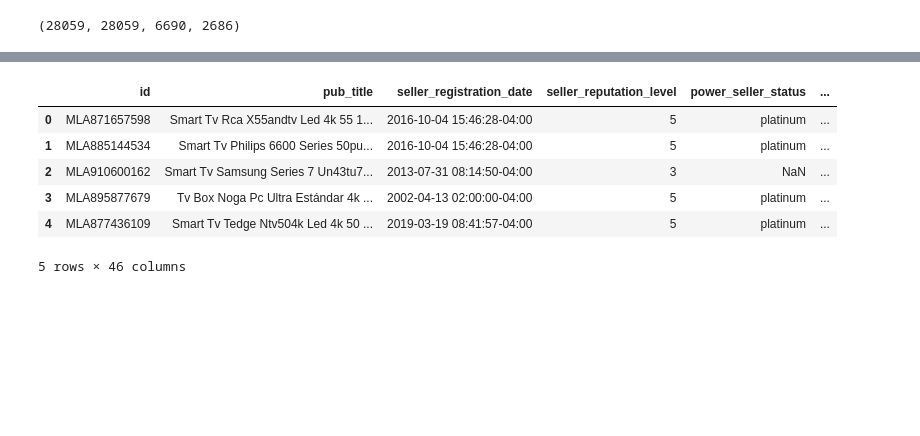
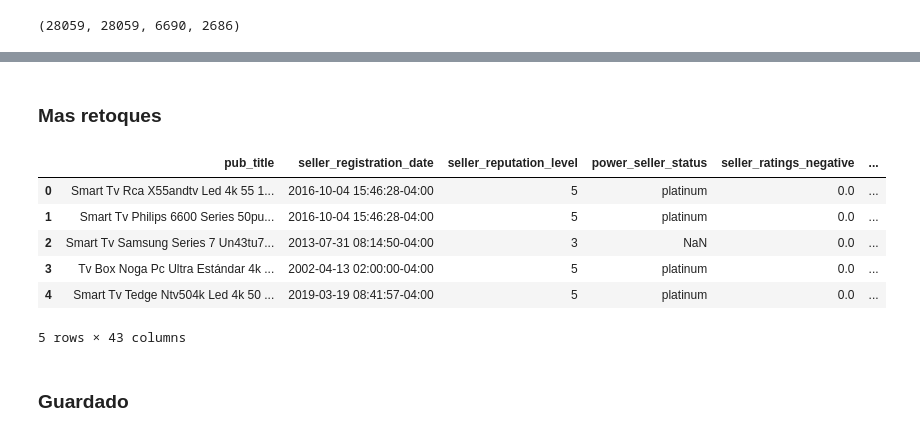
Before and after one commit to ramonblas/challenge_meli_ml_rllorente, a Jupyter notebook: Dataset.ipynb, the cells around one changed output, grey strips where cells are left out. Drawn from its saved outputs; the diff is of its cells as text; code cells hidden in the pictures; blank space fills up the shorter version.

```diff
--- a/Dataset.ipynb
+++ b/Dataset.ipynb
@@ -314,16 +348,27 @@ df.head()
+# %% [markdown]
+### Mas retoques
 # %%
 # retoques mas
-#df['domain'] = list(map(lambda x:x[4:], df.domain))
+
 df['seller_reputation_level'] = list(x.split('_')[0] if x==x else np.nan for x in df.seller_reputation_level)
 df['domain'] = list(x[4:] if x==x else np.nan for x in df.domain)
-#df['item_id'] = df.id.values[:,0]
-df.drop('id', axis=1)
+
+av_quant = df.available_quantity.values[:,0]
+sold_quant = df.sold_quantity.values[:,0]
+item_id = df.id.values[:,0]
+
+df = df.drop(['available_quantity', 'sold_quantity', 'id'], axis=1)
+
+df['sold_quantity'] = sold_quant
+df['available_quantity'] = av_quant
+df['item_id'] = item_id
+
 df.head()
 # %% [output]
-|  | id | pub_title | seller_registration_date | seller_reputation_level | power_seller_status | ... |
-| 0 | MLA871657598 | Smart Tv Rca X55andtv Led 4k 55 1... | 2016-10-04 15:46:28-04:00 | 5 | platinum | ... |
-| 1 | MLA885144534 | Smart Tv Philips 6600 Series 50pu... | 2016-10-04 15:46:28-04:00 | 5 | platinum | ... |
-| 2 | MLA910600162 | Smart Tv Samsung Series 7 Un43tu7... | 2013-07-31 08:14:50-04:00 | 3 | NaN | ... |
-| 3 | MLA895877679 | Tv Box Noga Pc Ultra Estándar 4k ... | 2002-04-13 02:00:00-04:00 | 5 | platinum | ... |
-| 4 | MLA877436109 | Smart Tv Tedge Ntv504k Led 4k 50 ... | 2019-03-19 08:41:57-04:00 | 5 | platinum | ... |
+|  | pub_title | seller_registration_date | seller_reputation_level | power_seller_status | seller_ratings_negative | ... |
+| 0 | Smart Tv Rca X55andtv Led 4k 55 1... | 2016-10-04 15:46:28-04:00 | 5 | platinum | 0.0 | ... |
+| 1 | Smart Tv Philips 6600 Series 50pu... | 2016-10-04 15:46:28-04:00 | 5 | platinum | 0.0 | ... |
+| 2 | Smart Tv Samsung Series 7 Un43tu7... | 2013-07-31 08:14:50-04:00 | 3 | NaN | 0.0 | ... |
+| 3 | Tv Box Noga Pc Ultra Estándar 4k ... | 2002-04-13 02:00:00-04:00 | 5 | platinum | 0.0 | ... |
+| 4 | Smart Tv Tedge Ntv504k Led 4k 50 ... | 2019-03-19 08:41:57-04:00 | 5 | platinum | 0.0 | ... |
-5 rows × 46 columns
+5 rows × 43 columns
@@ -331,0 +375,2 @@ df.to_pickle('master_1.df')
+# %% [markdown]
+### Guardado
```
Also changed, not shown: parts of 12 cells of this notebook, 1 other file.
